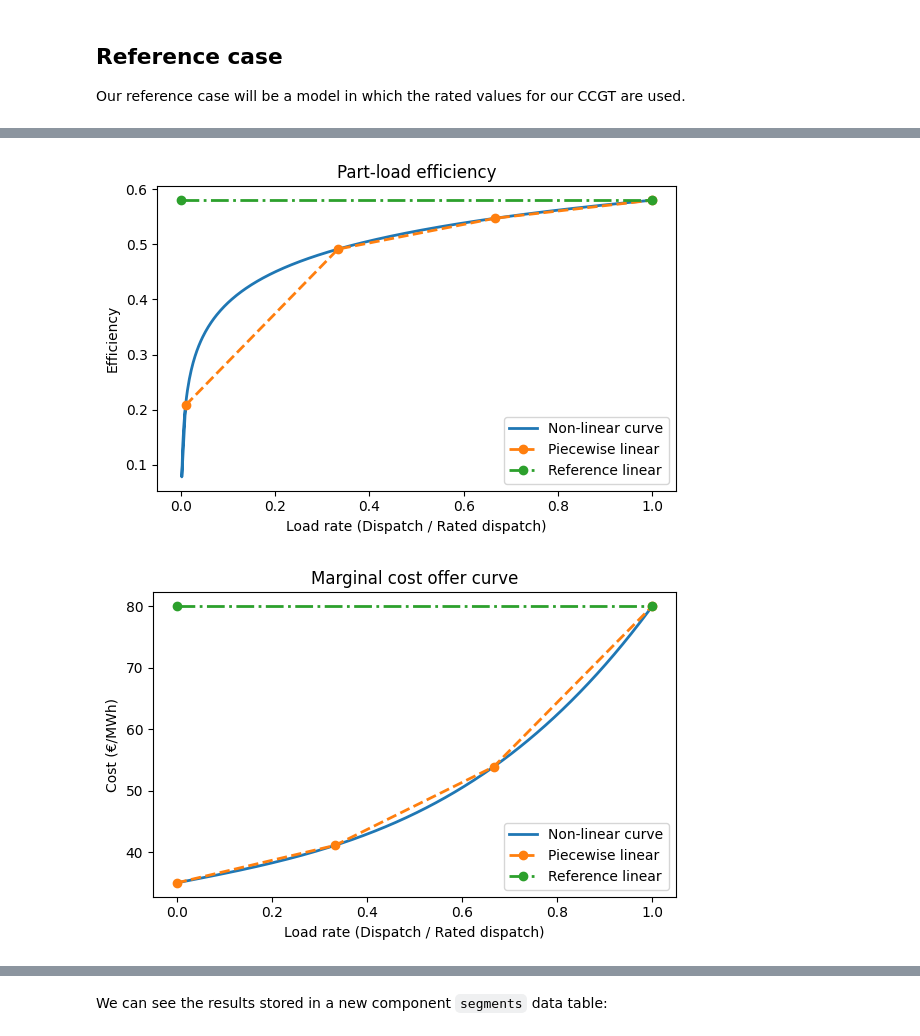
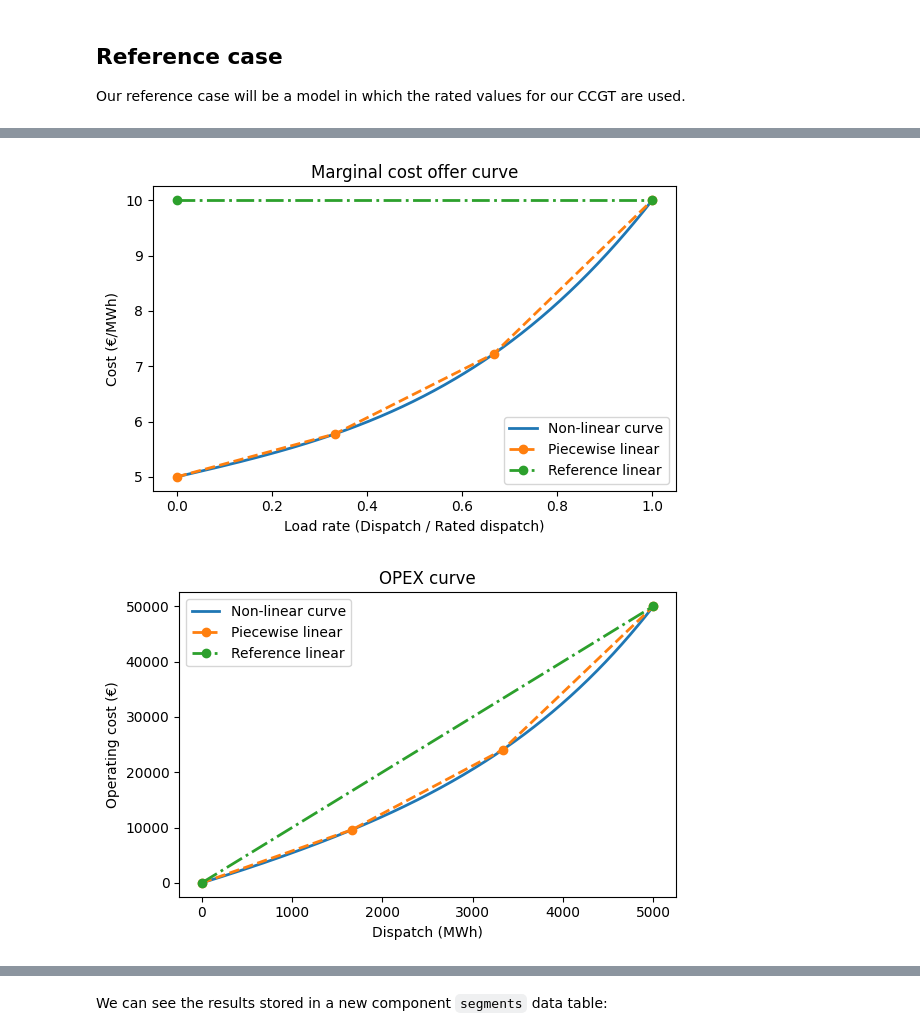
Before and after one commit to PyPSA/PyPSA, a Jupyter notebook: docs/examples/piecewise-constraints.ipynb, the cells around one changed output, grey strips where cells are left out. Saved outputs shown, nothing was run; the diff lists cells and outputs as text; code cells hidden in the pictures.

Commit message:
Add piecewise efficiency; propagate to stats; update notebook
Co-authored-by: Copilot <copilot@github.com>

```diff
--- a/docs/examples/piecewise-constraints.ipynb
+++ b/docs/examples/piecewise-constraints.ipynb
@@ -169,46 +172,38 @@ plot_piecewise_constraints(
-# %%
-# 2. Part-load efficiency
-eta_rated = 0.58  # target efficiency at rated load
-P_frac_min = 0  # minimum load fraction to avoid log(0) and very low efficiency
-
-
-def get_part_load_eff_curve(P_frac):
-    P_frac[P_frac == 0] = 0.01
-    return 0.0808 * np.log(P_frac) + eta_rated
-
-
-plot_piecewise_constraints(
-    1,
-    4,
-    (eta_rated, eta_rated),
-    get_part_load_eff_curve,
-    "Part-load efficiency",
-    "Load rate (Dispatch / Rated dispatch)",
-    "Efficiency",
-    min_x=P_frac_min,
-)
-# %% [output]
-[figure, old version]
 # %%
-# 3. Marginal cost offer curve
-C0_mc = 35  # €/h
-alpha_mc = 15.0  # €/MWh
-beta_mc = 30  # €/MW²h
-
+# 2. Marginal cost offer curve
+C0_mc = 5  # €/h
+alpha_mc = 2  # €/MWh
+beta_mc = 3  # €/MW²h
+P_max = 5000
 
 def get_marginal_cost_curve(P_frac):
     return C0_mc + alpha_mc * P_frac + beta_mc * P_frac**3
+
+def get_opex_curve(P_out):
+    P_frac = P_out / P_max
+    marginal_cost = get_marginal_cost_curve(P_frac)
+    return marginal_cost * P_out
 
 
 ref_mc = C0_mc + alpha_mc + beta_mc
 plot_piecewise_constraints(
     1,
     4,
     (ref_mc, ref_mc),
     get_marginal_cost_curve,
     "Marginal cost offer curve",
     "Load rate (Dispatch / Rated dispatch)",
     "Cost (€/MWh)",
 )
+plot_piecewise_constraints(
+    5000,
+    4,
+    (0, ref_mc * P_max),
+    get_opex_curve,
+    "OPEX curve",
+    "Dispatch (MWh)",
+    "Operating cost (€)",
+)
 # %% [output]
-[figure, old version]
+[figure, new version]
+[figure, added]
```
Also changed, not shown: parts of 22 cells of this notebook, 7 other files.
